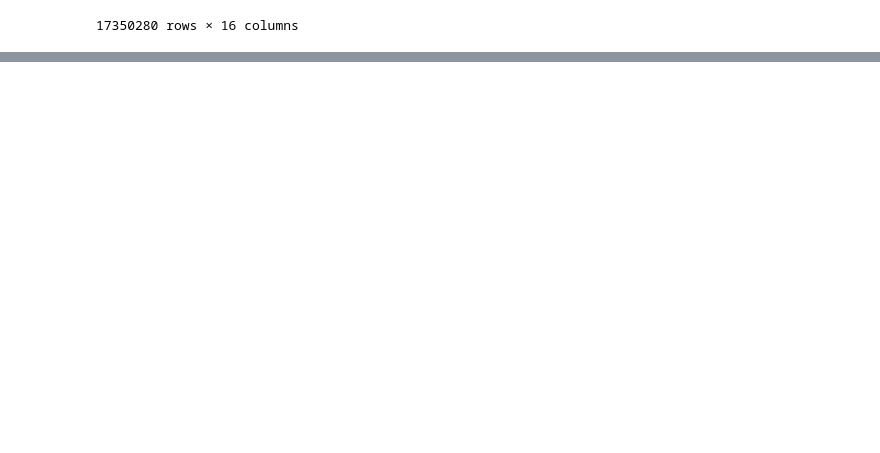
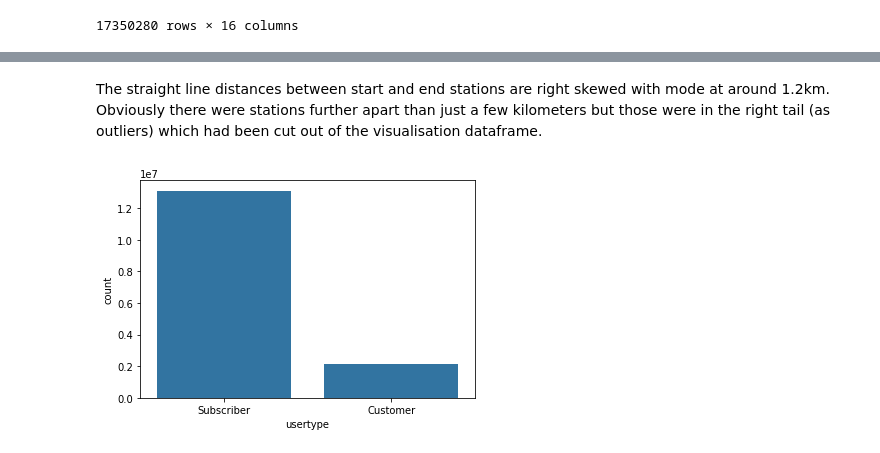
Before and after one commit to MinjianWu/Data-Analysis-NanoDegree-Project-6, a Jupyter notebook: Exploration - NYC Bike Share.ipynb, the cells around one changed output, grey strips where cells are left out. Saved outputs shown, nothing was run; the diff lists cells and outputs as text; code cells hidden in the pictures; blank space fills up the shorter version.

```diff
--- a/Exploration - NYC Bike Share.ipynb
+++ b/Exploration - NYC Bike Share.ipynb
@@ -276,0 +326,8 @@ the quote-formatted guide notes like this one before you finish your report!
+# %% [markdown]
+The straight line distances between start and end stations are right skewed with mode at around 1.2km. Obviously there were stations further apart than just a few kilometers but those were in the right tail (as outliers) which had been cut out of the visualisation dataframe.
+# %%
+# countplot for the two usertypes
+basic_color = sns.color_palette()[0]
+sns.countplot(data=df, x='usertype', color=basic_color);
+# %% [output]
+[figure, added]
```
Also changed, not shown: parts of 72 cells of this notebook.
